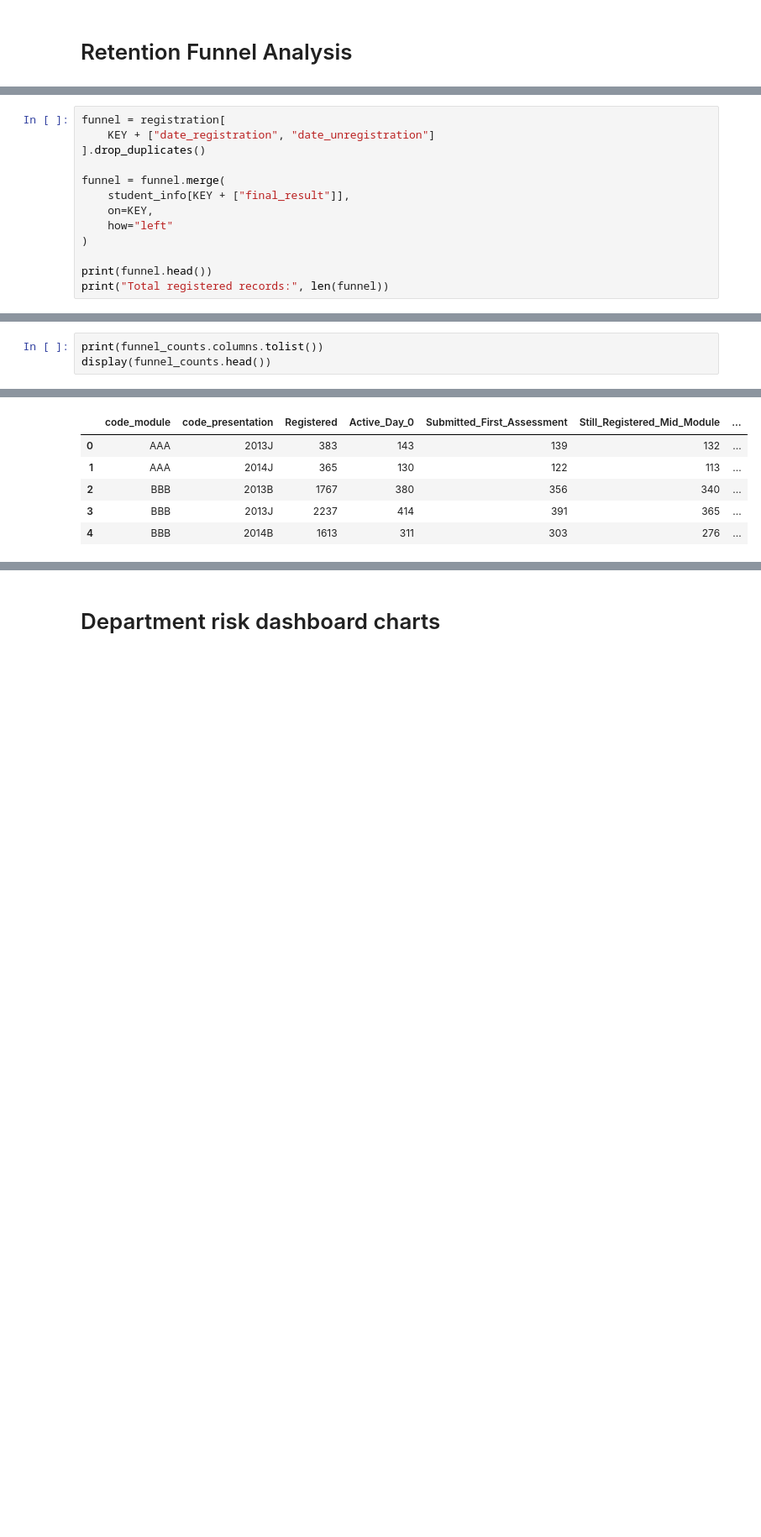
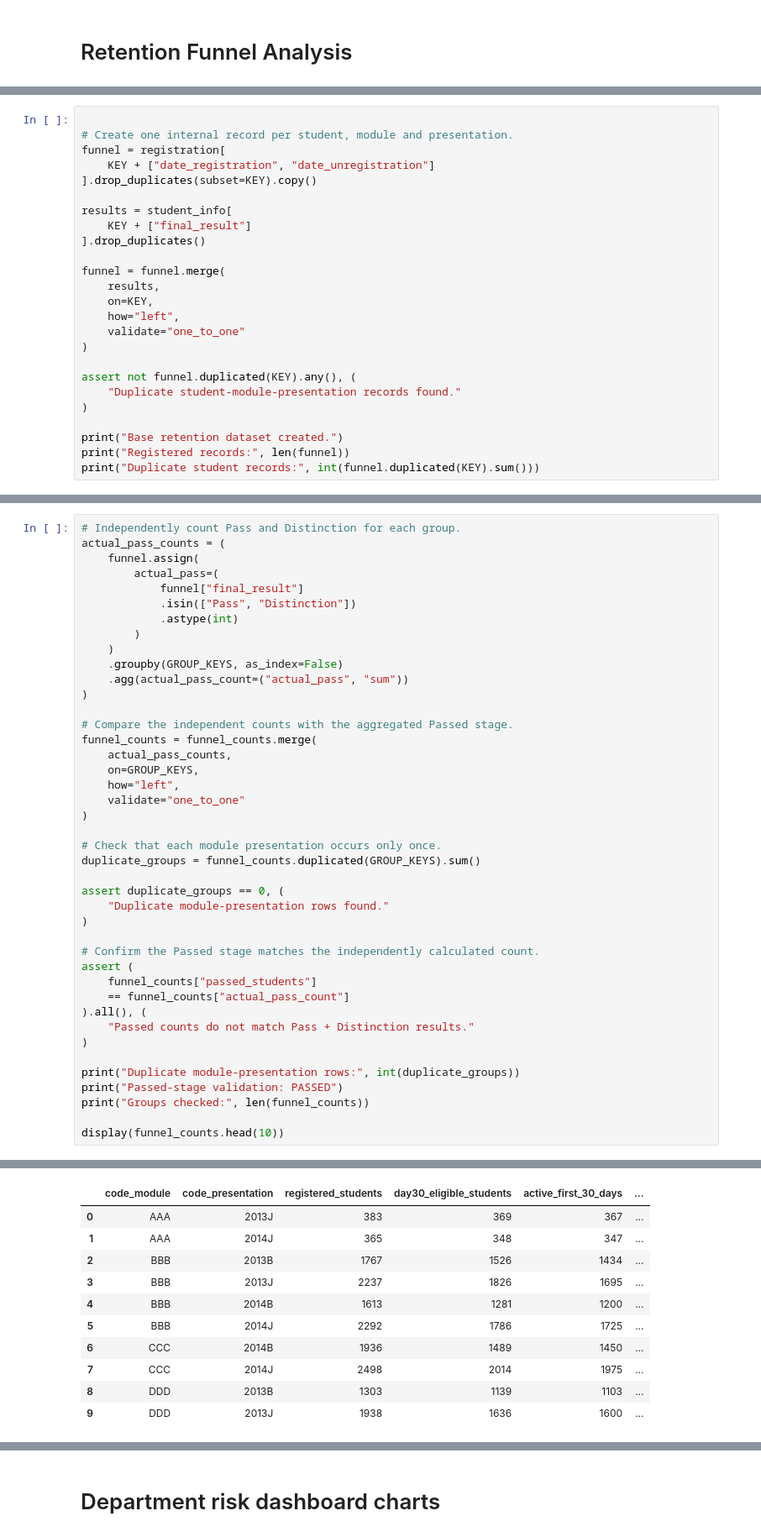
Before and after one commit to SruthiGS-Gito/sar-ai-early-warning-intervention-recommender, a Jupyter notebook: notebooks/student-academic-risk..ipynb, the cells around one changed output, grey strips where cells are left out. Shown at 84% size. Cells and saved outputs as stored; diff of their text form; blank space fills up the shorter version.

```diff
--- a/notebooks/student-academic-risk..ipynb
+++ b/notebooks/student-academic-risk..ipynb
@@ -1228,14 +1231,26 @@ Create the initial funnel dataset using student registration details, including
 # %%
+
+# Create one internal record per student, module and presentation.
 funnel = registration[
     KEY + ["date_registration", "date_unregistration"]
+].drop_duplicates(subset=KEY).copy()
+
+results = student_info[
+    KEY + ["final_result"]
 ].drop_duplicates()
 
 funnel = funnel.merge(
-    student_info[KEY + ["final_result"]],
+    results,
     on=KEY,
-    how="left"
+    how="left",
+    validate="one_to_one"
 )
 
-print(funnel.head())
-print("Total registered records:", len(funnel))
+assert not funnel.duplicated(KEY).any(), (
+    "Duplicate student-module-presentation records found."
+)
+
+print("Base retention dataset created.")
+print("Registered records:", len(funnel))
+print("Duplicate student records:", int(funnel.duplicated(KEY).sum()))
 # %% [output]
@@ -1450,4 +1539,43 @@ display(funnel_counts.head(10))
 # %%
-print(funnel_counts.columns.tolist())
-display(funnel_counts.head())
+# Independently count Pass and Distinction for each group.
+actual_pass_counts = (
+    funnel.assign(
+        actual_pass=(
+            funnel["final_result"]
+            .isin(["Pass", "Distinction"])
+            .astype(int)
+        )
+    )
+    .groupby(GROUP_KEYS, as_index=False)
+    .agg(actual_pass_count=("actual_pass", "sum"))
+)
+
+# Compare the independent counts with the aggregated Passed stage.
+funnel_counts = funnel_counts.merge(
+    actual_pass_counts,
+    on=GROUP_KEYS,
+    how="left",
+    validate="one_to_one"
+)
+
+# Check that each module presentation occurs only once.
+duplicate_groups = funnel_counts.duplicated(GROUP_KEYS).sum()
+
+assert duplicate_groups == 0, (
+    "Duplicate module-presentation rows found."
+)
+
+# Confirm the Passed stage matches the independently calculated count.
+assert (
+    funnel_counts["passed_students"]
+    == funnel_counts["actual_pass_count"]
+).all(), (
+    "Passed counts do not match Pass + Distinction results."
+)
+
+print("Duplicate module-presentation rows:", int(duplicate_groups))
+print("Passed-stage validation: PASSED")
+print("Groups checked:", len(funnel_counts))
+
+display(funnel_counts.head(10))
 # %% [output]
@@ -1455,6 +1585,11 @@ display(funnel_counts.head())
-|  | code_module | code_presentation | Registered | Active_Day_0 | Submitted_First_Assessment | Still_Registered_Mid_Module | ... |
-| 0 | AAA | 2013J | 383 | 143 | 139 | 132 | ... |
-| 1 | AAA | 2014J | 365 | 130 | 122 | 113 | ... |
-| 2 | BBB | 2013B | 1767 | 380 | 356 | 340 | ... |
-| 3 | BBB | 2013J | 2237 | 414 | 391 | 365 | ... |
-| 4 | BBB | 2014B | 1613 | 311 | 303 | 276 | ... |
+|  | code_module | code_presentation | registered_students | day30_eligible_students | active_first_30_days | ... |
+| 0 | AAA | 2013J | 383 | 369 | 367 | ... |
+| 1 | AAA | 2014J | 365 | 348 | 347 | ... |
+| 2 | BBB | 2013B | 1767 | 1526 | 1434 | ... |
+| 3 | BBB | 2013J | 2237 | 1826 | 1695 | ... |
+| 4 | BBB | 2014B | 1613 | 1281 | 1200 | ... |
+| 5 | BBB | 2014J | 2292 | 1786 | 1725 | ... |
+| 6 | CCC | 2014B | 1936 | 1489 | 1450 | ... |
+| 7 | CCC | 2014J | 2498 | 2014 | 1975 | ... |
+| 8 | DDD | 2013B | 1303 | 1139 | 1103 | ... |
+| 9 | DDD | 2013J | 1938 | 1636 | 1600 | ... |
```
Also changed, not shown: parts of 22 cells of this notebook.
